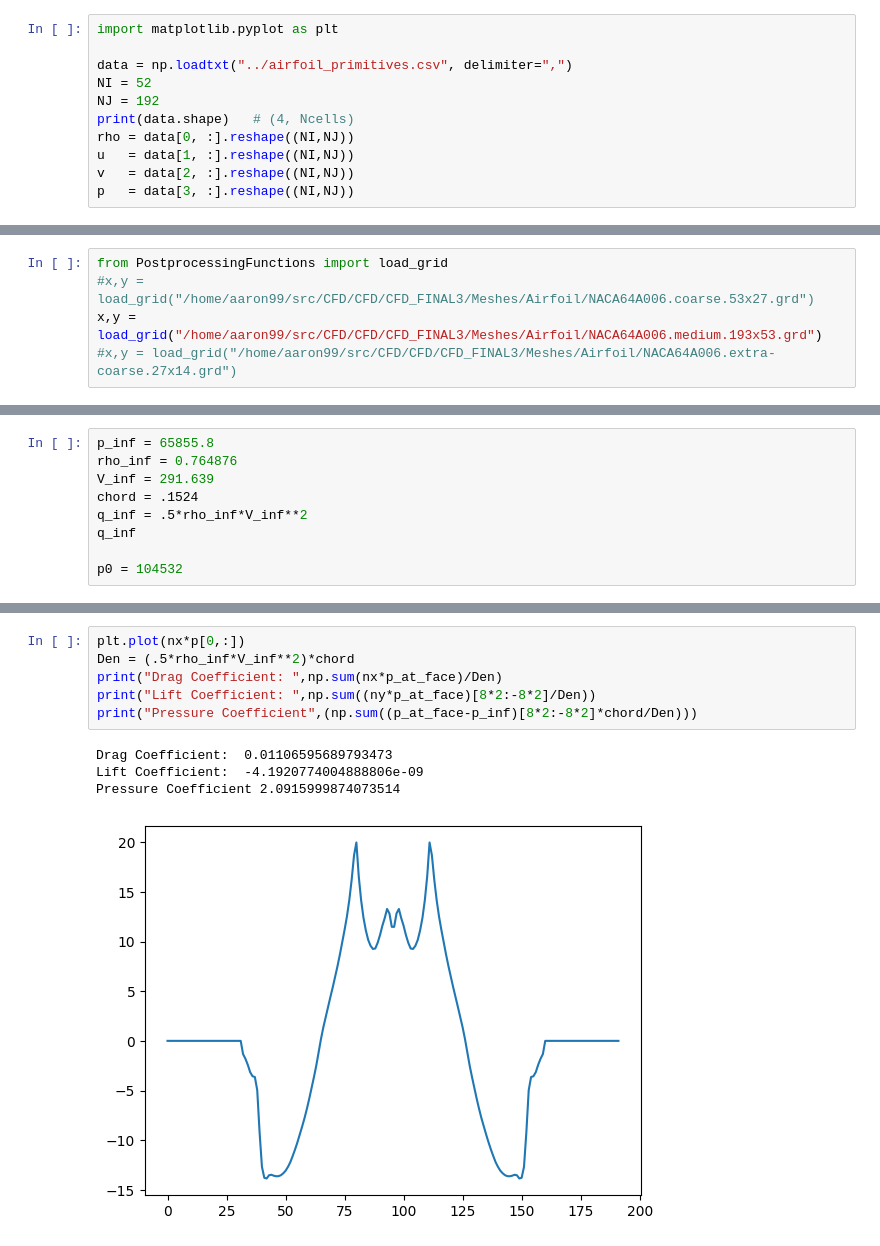
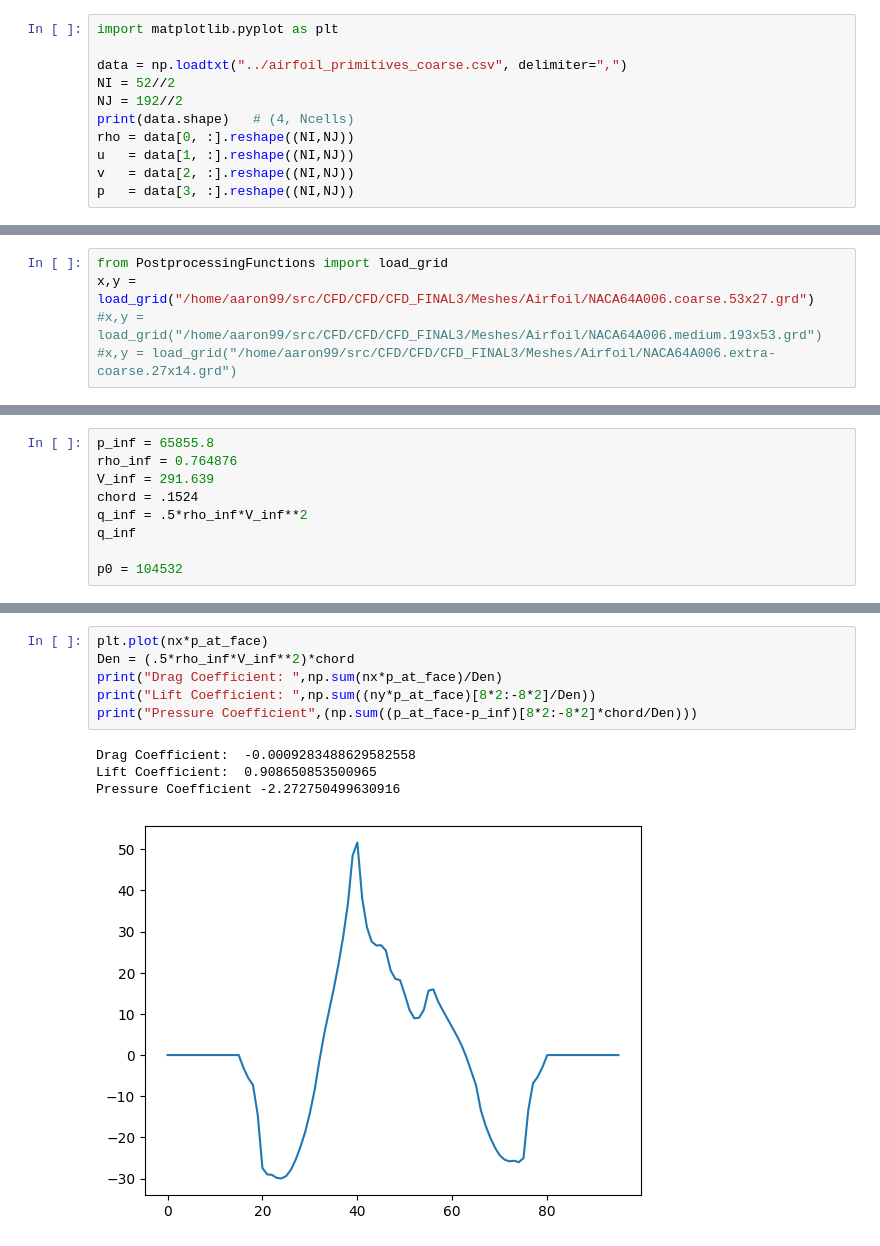
Before and after one commit to aaron23pueschel/CFD, a Jupyter notebook: CFD_FINAL3/Notebooks/C_AIRFOIL.ipynb, the cells around one changed output, grey strips where cells are left out. Drawn from its saved outputs; the diff is of its cells as text.

```diff
--- a/CFD_FINAL3/Notebooks/C_AIRFOIL.ipynb
+++ b/CFD_FINAL3/Notebooks/C_AIRFOIL.ipynb
@@ -49,9 +49,9 @@ Itera
 # %%
 import matplotlib.pyplot as plt
 
-data = np.loadtxt("../airfoil_primitives.csv", delimiter=",")
-NI = 52
-NJ = 192
+data = np.loadtxt("../airfoil_primitives_coarse.csv", delimiter=",")
+NI = 52//2
+NJ = 192//2
 print(data.shape)   # (4, Ncells)
 rho = data[0, :].reshape((NI,NJ))
 u   = data[1, :].reshape((NI,NJ))
@@ -73,7 +73,7 @@ plt.colorbar()
 # %%
 from PostprocessingFunctions import load_grid
-#x,y = load_grid("/home/aaron99/src/CFD/CFD/CFD_FINAL3/Meshes/Airfoil/NACA64A006.coarse.53x27.grd")
-x,y = load_grid("/home/aaron99/src/CFD/CFD/CFD_FINAL3/Meshes/Airfoil/NACA64A006.medium.193x53.grd")
+x,y = load_grid("/home/aaron99/src/CFD/CFD/CFD_FINAL3/Meshes/Airfoil/NACA64A006.coarse.53x27.grd")
+#x,y = load_grid("/home/aaron99/src/CFD/CFD/CFD_FINAL3/Meshes/Airfoil/NACA64A006.medium.193x53.grd")
 #x,y = load_grid("/home/aaron99/src/CFD/CFD/CFD_FINAL3/Meshes/Airfoil/NACA64A006.extra-coarse.27x14.grd")
 # %%
 
@@ -185,14 +158,14 @@ array([ 0.00000000e+00,  0.00000000e+00,  0.00000000e+00,  0.00000000e+00,
 # %%
-plt.plot(nx*p[0,:])
+plt.plot(nx*p_at_face)
 Den = (.5*rho_inf*V_inf**2)*chord
 print("Drag Coefficient: ",np.sum(nx*p_at_face)/Den)
 print("Lift Coefficient: ",np.sum((ny*p_at_face)[8*2:-8*2]/Den))
 print("Pressure Coefficient",(np.sum((p_at_face-p_inf)[8*2:-8*2]*chord/Den)))
 # %% [output]
-Drag Coefficient:  0.01106595689793473
-Lift Coefficient:  -4.1920774004888806e-09
-Pressure Coefficient 2.0915999874073514
+Drag Coefficient:  -0.0009283488629582558
+Lift Coefficient:  0.908650853500965
+Pressure Coefficient -2.272750499630916
-[figure, old version]
+[figure, new version]
 # %%
 
 plt.plot(-ny*p_at_face*chord/Den)
```
Also changed, not shown: parts of 17 cells of this notebook, 36 other files.
